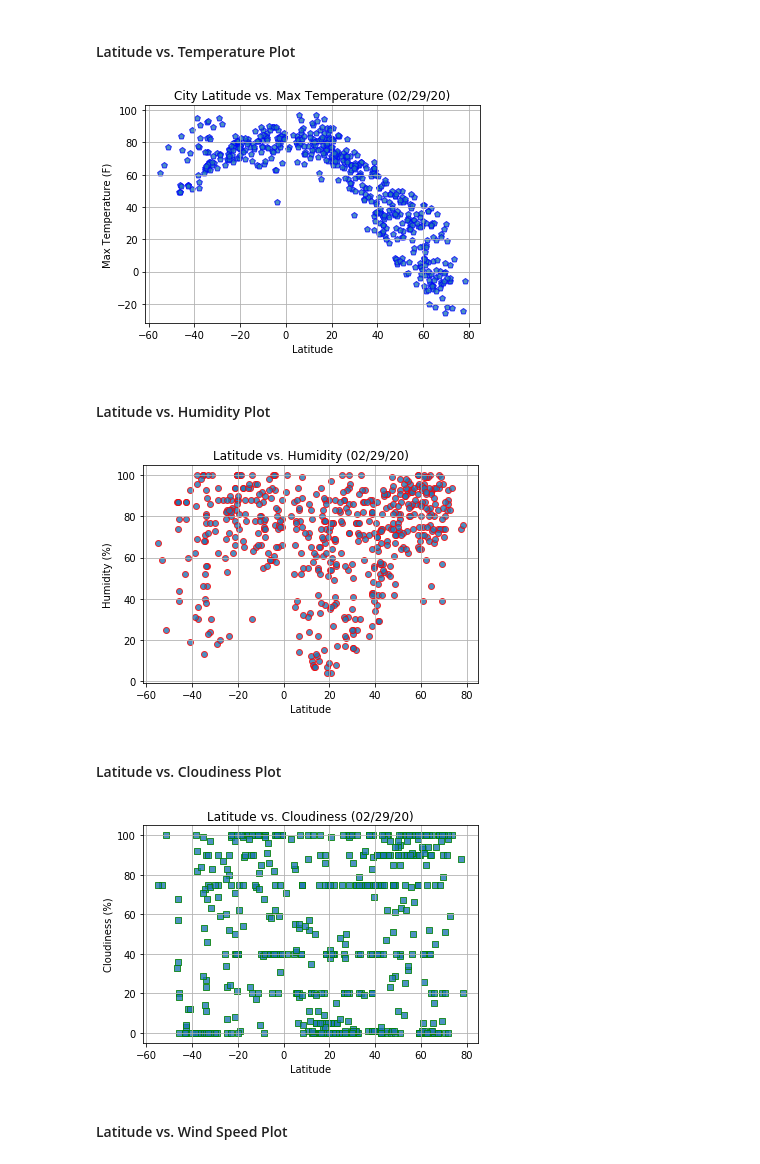
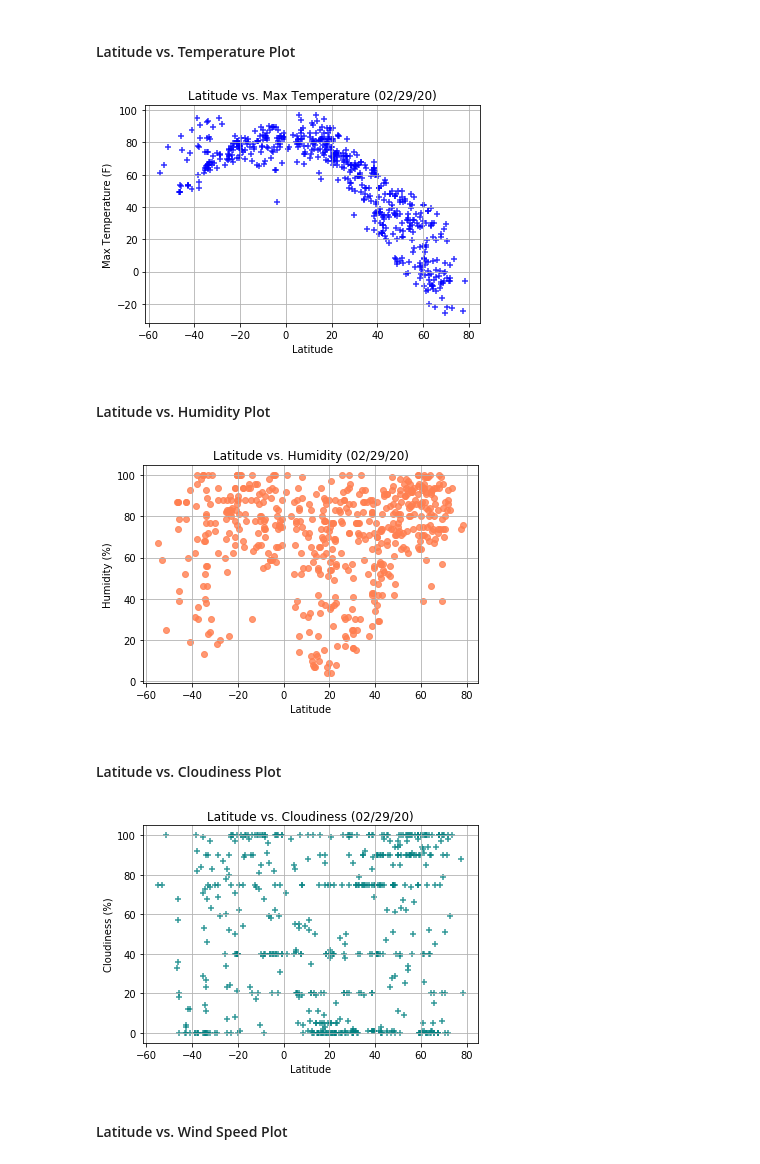
Before and after one commit to csgarcia232/python-api-challenge, a Jupyter notebook: WeatherPy/WeatherPy.ipynb, the cells around one changed output. Cells and saved outputs as stored; diff of their text form; code cells hidden in the pictures.

```diff
--- a/WeatherPy/WeatherPy.ipynb
+++ b/WeatherPy/WeatherPy.ipynb
@@ -238,7 +243,7 @@ dtype: int64
 #lat vs. temp
 plt.scatter(Lat,
            Max_Temp,
-            edgecolor="blue", linewidths=1, marker="p",
+            color="blue", linewidths=1, marker="+",
             alpha=0.8, label="Cities")
 
 plt.title("Latitude vs. Max Temperature (%s)" % time.strftime("%x"))
@@ -247,40 +252,40 @@ plt.xlabel("Latitude")
 plt.grid(True)
 
 # Save the figure
-# plt.savefig("Weatherpy/Latitude_Max_temp.png")
+plt.savefig('LatvMaxTemp.png')
 
 # Show plot
 plt.show()
 # %% [output]
-[figure, old version]
+[figure, new version]
 # %% [markdown]
 #### Latitude vs. Humidity Plot
 # %%
 #lat vs. humid
 plt.scatter(Lat,
             Humidity,
-            edgecolor="red", linewidths=1, marker="o",
+            color="coral", linewidths=1, marker="o",
             alpha=0.8, label="Cities")
 
 plt.title("Latitude vs. Humidity (%s)" % time.strftime("%x"))
 plt.ylabel("Humidity (%)")
 plt.xlabel("Latitude")
 plt.grid(True)
 
 # Save the figure
-# plt.savefig("Weatherpy/Latitude_Humidity.png")
+plt.savefig("LatitudevHumidity.png")
 
 # Show plot
 plt.show()
 # %% [output]
-[figure, old version]
+[figure, new version]
 # %% [markdown]
 #### Latitude vs. Cloudiness Plot
 # %%
 #lat vs. cloud
 plt.scatter(Lat,
             Cloudiness,
-            edgecolor="green", linewidths=1, marker="s",
+            color="teal", linewidths=1, marker="+",
             alpha=0.8, label="Cities")
 
 plt.title("Latitude vs. Cloudiness (%s)" % time.strftime("%x"))
@@ -289,12 +294,12 @@ plt.xlabel("Latitude")
 plt.grid(True)
 
 # Save the figure
-# plt.savefig("Weatherpy/Latitude_Cloudliness.png")
+plt.savefig("LatitudevCloudliness.png")
 
 # Show plot
 plt.show()
 # %% [output]
-[figure, old version]
+[figure, new version]
 # %% [markdown]
 #### Latitude vs. Wind Speed Plot
 # %%
```
Also changed, not shown: parts of 2 cells of this notebook, 4 other files.
